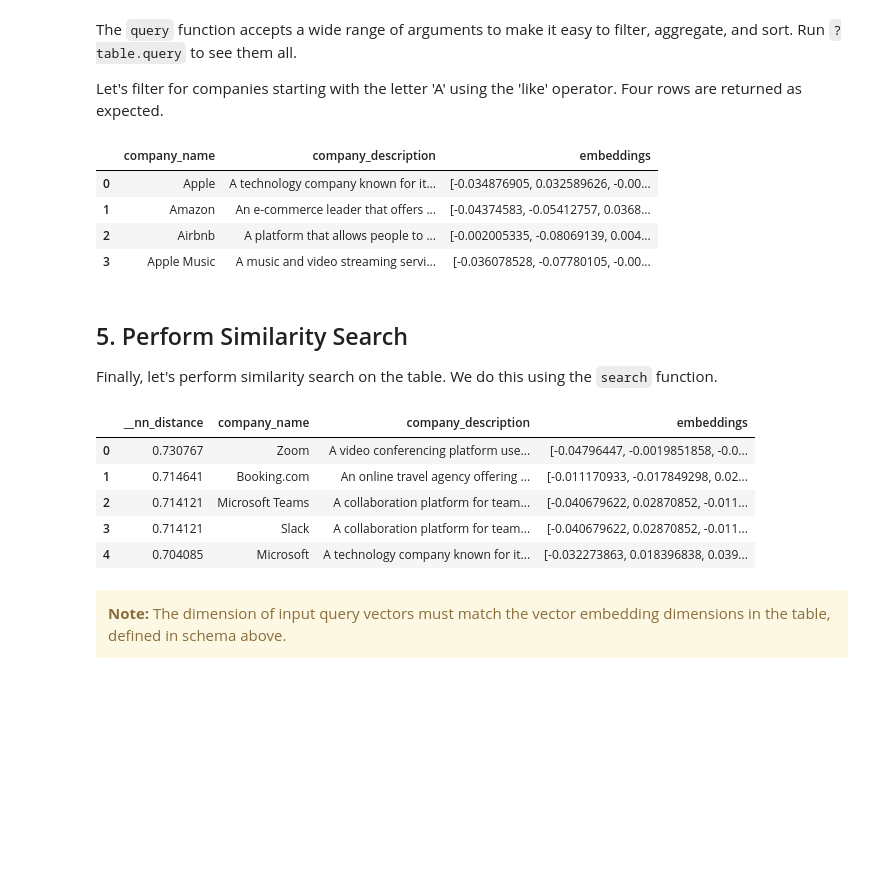
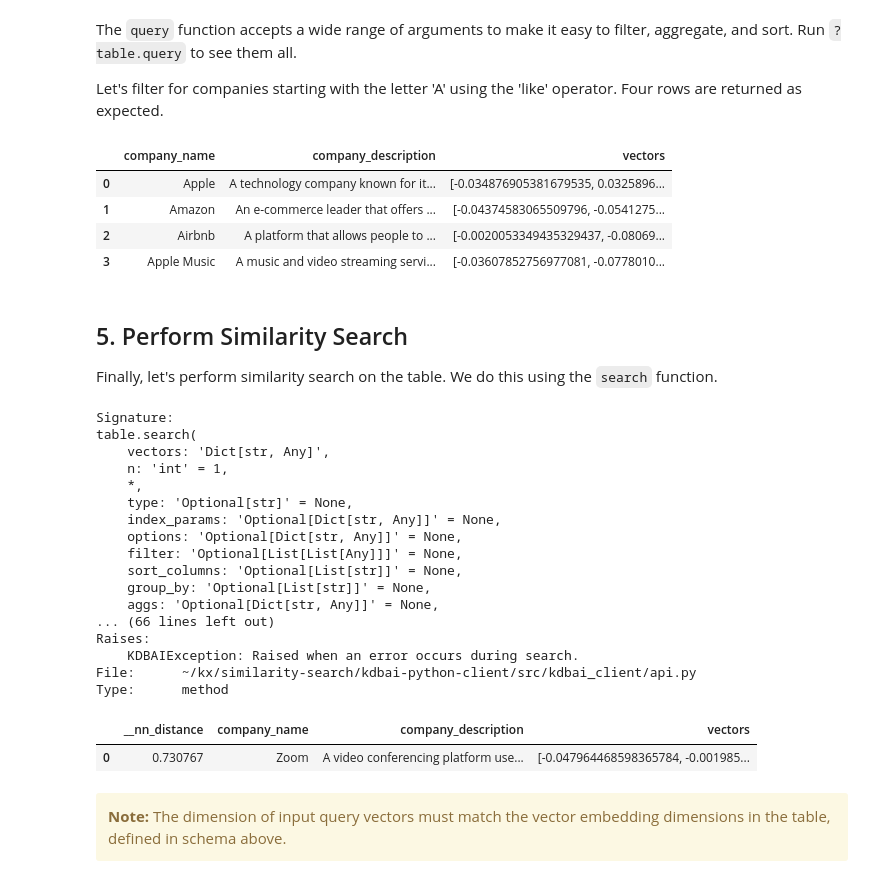
Before and after one commit to KxSystems/kdbai-samples, a Jupyter notebook: quickstarts/python_quickstart.ipynb, the cells around one changed output. Saved outputs shown, nothing was run; the diff lists cells and outputs as text; code cells hidden in the pictures; blank space fills up the shorter version.

```diff
--- a/quickstarts/python_quickstart.ipynb
+++ b/quickstarts/python_quickstart.ipynb
@@ -162,8 +205,6 @@ Note, this is wrong
 # %%
-schema = {
-    "columns": [
-        {"name": "company_name", "pytype": "str"},
-        {"name": "company_description", "pytype": "str"},
-        {"name": "embeddings", "vectorIndex": {"dims": 384, "metric": "CS", "type": "flat"}},
+schema = [
+        {"name": "company_name", "type": "str"},
+        {"name": "company_description", "type": "str"},
+        {"name": "vectors", "type": "float64s"}
     ]
-}
@@ -170,7 +222,17 @@ schema = {
+# %%
+# Define the index
+indexes = [
+            {
+                "name": "vectorIndex", "type": "flat",
+                "params": {"dims": 384, "metric": "CS"},
+                "column": "vectors"
+            }
+        ]
 # %% [markdown]
 ### Create Table
 # %%
-table = session.create_table("company_data", schema)
+database = session.database('default')
+table = database.create_table("company_data", schema, indexes=indexes)
 # %% [markdown]
 ## 3. Add Data to the KDB.AI Table
 
@@ -226,6 +288,6 @@ names = [company for company, _ in company_data]
 descriptions = [description for _, description in company_data]
 
 # column names/types matching the schema
-embeddings_df = pd.DataFrame({"company_name": names, "company_description": descriptions, "embeddings": list(embeddings)})
+embeddings_df = pd.DataFrame({"company_name": names, "company_description": descriptions, "vectors": list(embeddings)})
 embeddings_df.head()
 # %% [output]
@@ -273,28 +335,42 @@ Let's filter for companies starting with the letter 'A' using the 'like' operato
 # %%
 table.query(filter=[("like", "company_name", "A*")])
 # %% [output]
-|  | company_name | company_description | embeddings |
-| 0 | Apple | A technology company known for it... | [-0.034876905, 0.032589626, -0.00... |
-| 1 | Amazon | An e-commerce leader that offers ... | [-0.04374583, -0.05412757, 0.0368... |
-| 2 | Airbnb | A platform that allows people to ... | [-0.002005335, -0.08069139, 0.004... |
-| 3 | Apple Music | A music and video streaming servi... | [-0.036078528, -0.07780105, -0.00... |
+|  | company_name | company_description | vectors |
+| 0 | Apple | A technology company known for it... | [-0.034876905381679535, 0.0325896... |
+| 1 | Amazon | An e-commerce leader that offers ... | [-0.04374583065509796, -0.0541275... |
+| 2 | Airbnb | A platform that allows people to ... | [-0.0020053349435329437, -0.08069... |
+| 3 | Apple Music | A music and video streaming servi... | [-0.03607852756977081, -0.0778010... |
 # %% [markdown]
 ## 5. Perform Similarity Search
 
 Finally, let's perform similarity search on the table. We do this using the `search` function.
 # %%
 ?table.search
+# %% [output]
+Signature:
+table.search(
+    vectors: 'Dict[str, Any]',
+    n: 'int' = 1,
+    *,
+    type: 'Optional[str]' = None,
+    index_params: 'Optional[Dict[str, Any]]' = None,
+    options: 'Optional[Dict[str, Any]]' = None,
+    filter: 'Optional[List[List[Any]]]' = None,
+    sort_columns: 'Optional[List[str]]' = None,
+    group_by: 'Optional[List[str]]' = None,
+    aggs: 'Optional[Dict[str, Any]]' = None,
+... (66 lines left out)
+Raises:
+    KDBAIException: Raised when an error occurs during search.
+File:      ~/kx/similarity-search/kdbai-python-client/src/kdbai_client/api.py
+Type:      method
 # %%
 query = "A company that helps facilitate meetings"
 query_vector = list(embedding_model.embed([query]))[0].tolist()
-table.search(vectors=[query_vector])[0]
+table.search(vectors={'vectorIndex': [query_vector]})[0]
 # %% [output]
-|  | __nn_distance | company_name | company_description | embeddings |
-| 0 | 0.730767 | Zoom | A video conferencing platform use... | [-0.04796447, -0.0019851858, -0.0... |
-| 1 | 0.714641 | Booking.com | An online travel agency offering ... | [-0.011170933, -0.017849298, 0.02... |
-| 2 | 0.714121 | Microsoft Teams | A collaboration platform for team... | [-0.040679622, 0.02870852, -0.011... |
-| 3 | 0.714121 | Slack | A collaboration platform for team... | [-0.040679622, 0.02870852, -0.011... |
-| 4 | 0.704085 | Microsoft | A technology company known for it... | [-0.032273863, 0.018396838, 0.039... |
+|  | __nn_distance | company_name | company_description | vectors |
+| 0 | 0.730767 | Zoom | A video conferencing platform use... | [-0.047964468598365784, -0.001985... |
 # %% [markdown]
 <div class="alert alert-block alert-warning">
 <b>Note:</b> The dimension of input query vectors must match the vector embedding dimensions in the table, defined in schema above.
```
Also changed, not shown: parts of 19 cells of this notebook.
